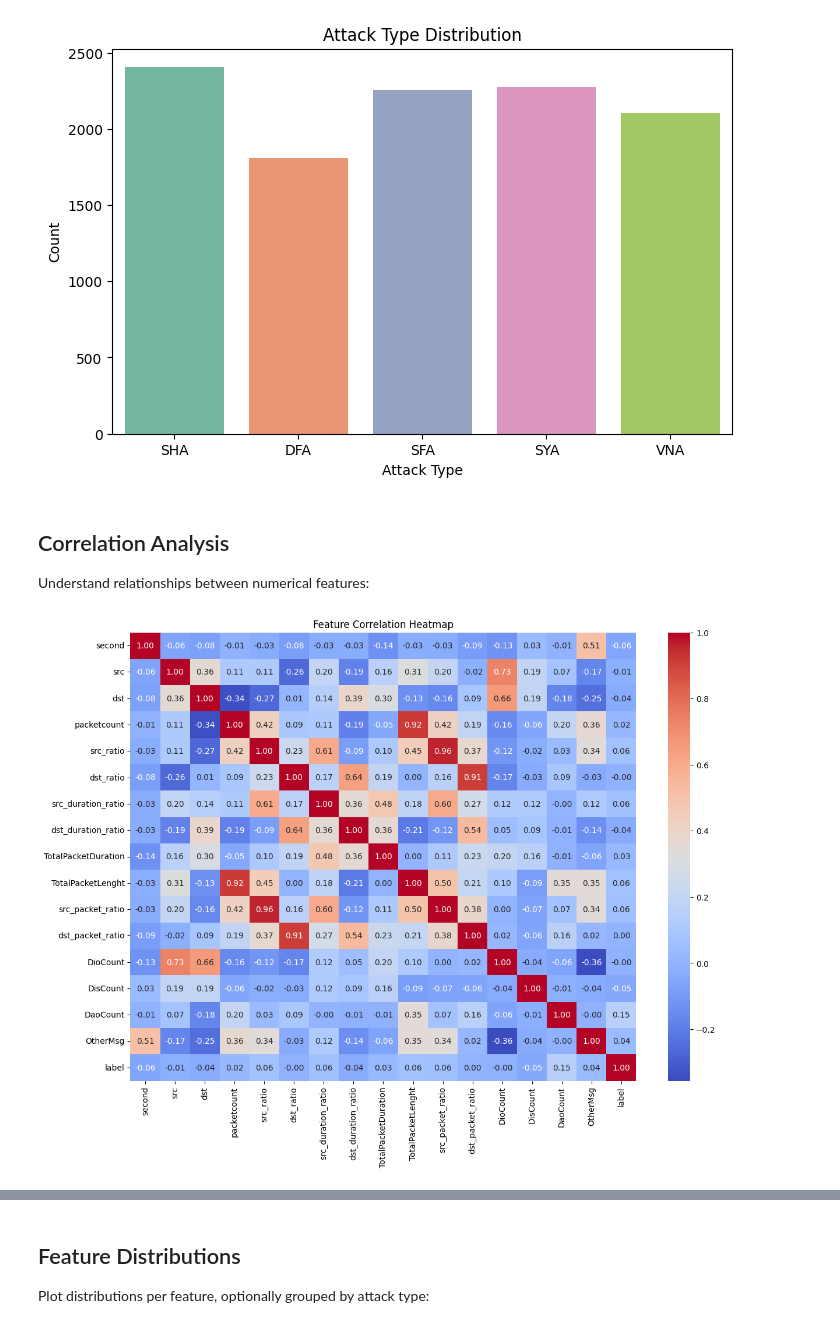
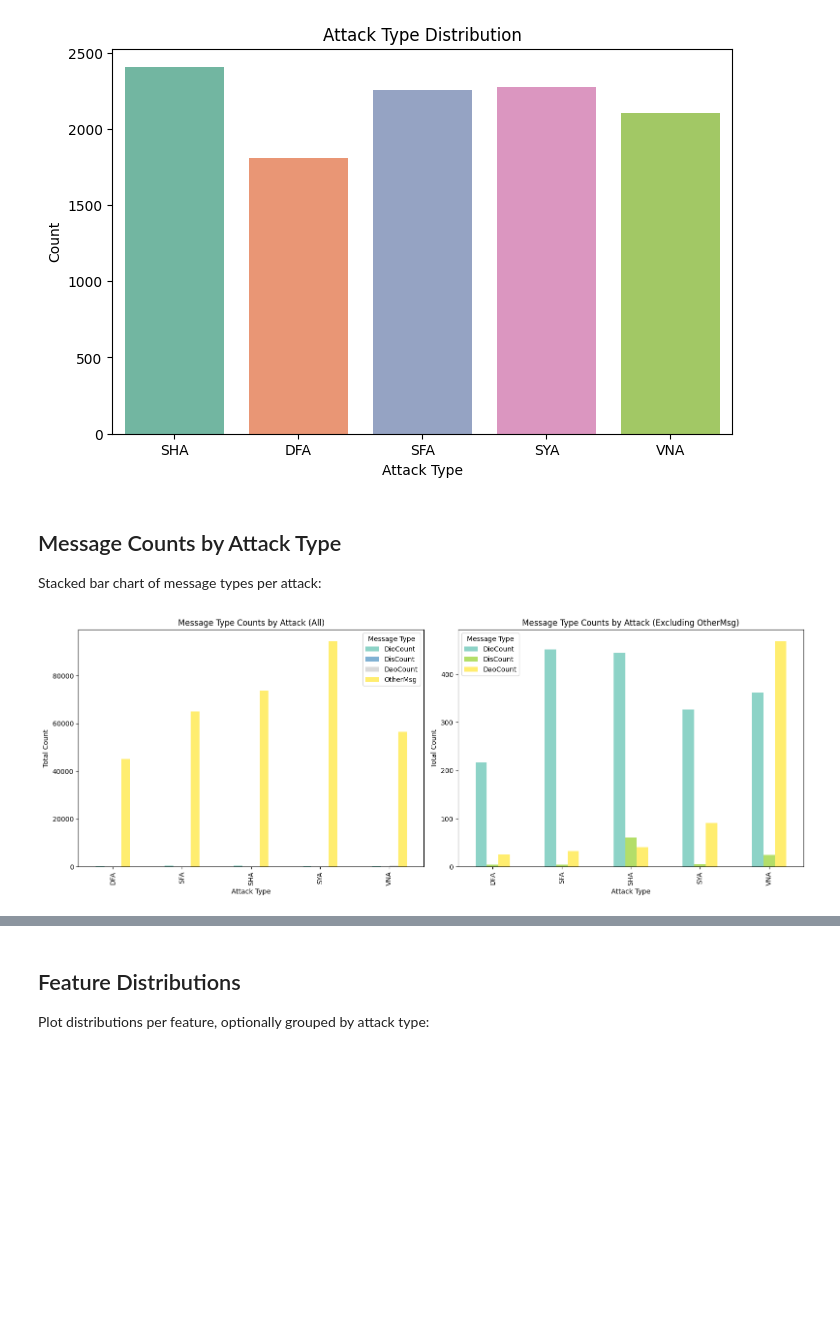
Before and after one commit to buildwithdemis/machinelearning, a Jupyter notebook: Capstone_01_task1.ipynb, the cells around one changed output, grey strips where cells are left out. Saved outputs shown, nothing was run; the diff lists cells and outputs as text; code cells hidden in the pictures; blank space fills up the shorter version.

```diff
--- a/Capstone_01_task1.ipynb
+++ b/Capstone_01_task1.ipynb
@@ -164,15 +249,36 @@ Passing `palette` without assigning `hue` is deprecated and will be removed in v
 
   sns.countplot(x='AttackType', data=dataset, palette='Set2')
 [figure]
-# %% [markdown]
-## Correlation Analysis
-
-Understand relationships between numerical features:
-# %%
-plt.figure(figsize=(14, 10))
-corr = dataset.drop(columns=['AttackType']).corr()
-sns.heatmap(corr, annot=True, cmap='coolwarm', fmt=".2f")
-plt.title('Feature Correlation Heatmap')
-plt.show()
-# %% [output]
-[figure, removed]
+# %% [markdown]
+## Message Counts by Attack Type
+
+Stacked bar chart of message types per attack:
+# %%
+import matplotlib.pyplot as plt
+
+# Grouping the data
+full_counts = dataset.groupby('AttackType')[['DioCount', 'DisCount', 'DaoCount', 'OtherMsg']].sum()
+partial_counts = dataset.groupby('AttackType')[['DioCount', 'DisCount', 'DaoCount']].sum()
+
+# Set up the subplot layout (1 row, 2 columns)
+fig, axes = plt.subplots(1, 2, figsize=(16, 6))
+
+# Plot 1: All message types
+full_counts.plot(kind='bar', stacked=False, ax=axes[0], colormap='Set3')
+axes[0].set_title('Message Type Counts by Attack (All)')
+axes[0].set_ylabel('Total Count')
+axes[0].set_xlabel('Attack Type')
+axes[0].legend(title='Message Type')
+
+# Plot 2: Without OtherMsg
+partial_counts.plot(kind='bar', stacked=False, ax=axes[1], colormap='Set3')
+axes[1].set_title('Message Type Counts by Attack (Excluding OtherMsg)')
+axes[1].set_ylabel('Total Count')
+axes[1].set_xlabel('Attack Type')
+axes[1].legend(title='Message Type')
+
+# Adjust layout
+plt.tight_layout()
+plt.show()
+# %% [output]
+[figure, added]
```
Also changed, not shown: parts of 49 cells of this notebook.
